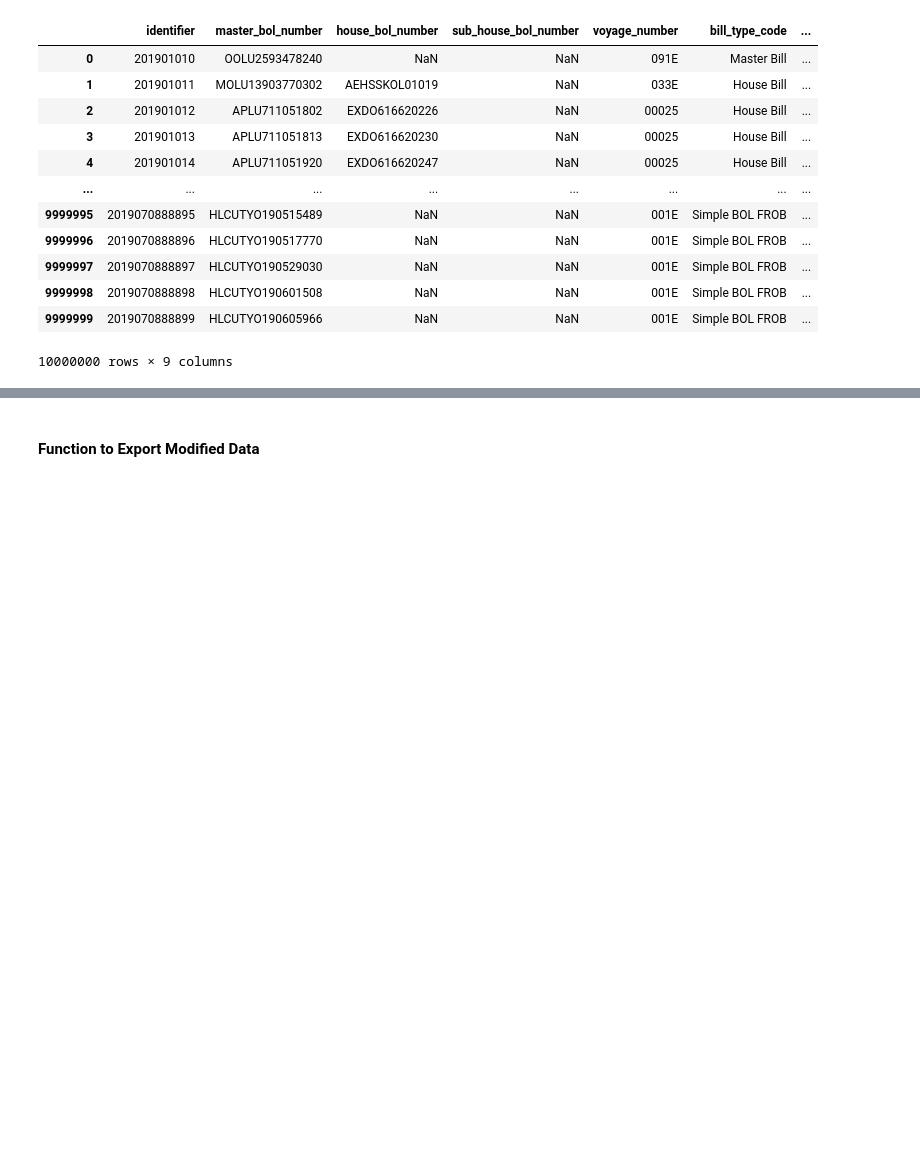
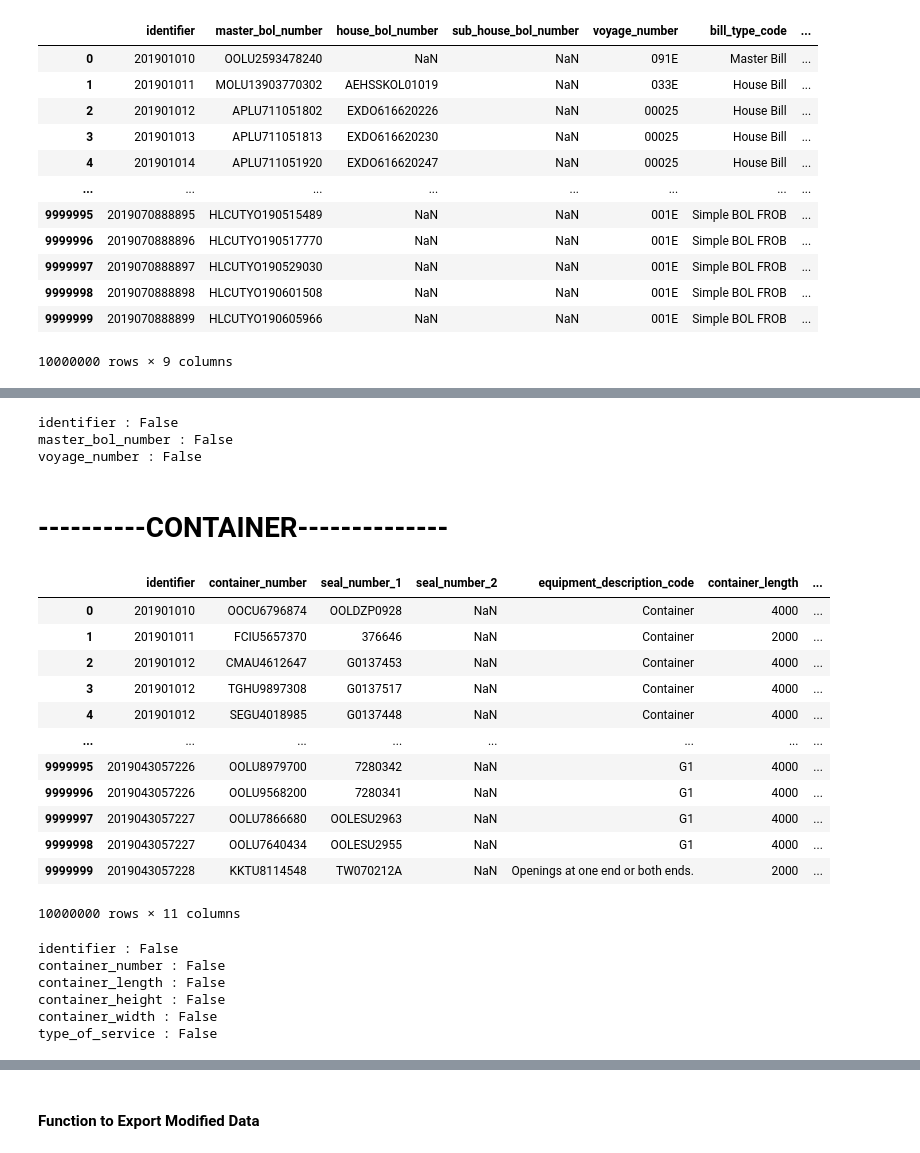
Before and after one commit to Alvlin/cbp-ams-pipeline, a Jupyter notebook: pipeline/ETL.ipynb, the cells around one changed output, grey strips where cells are left out. Cells and saved outputs as stored; diff of their text form; code cells hidden in the pictures; blank space fills up the shorter version.

Commit message:
Finished Container + Added Parquet Conversion

```diff
--- a/pipeline/ETL.ipynb
+++ b/pipeline/ETL.ipynb
@@ -382,0 +386,8 @@ rm_dupe(dfs)
+# %%
+# remove any null values
+for col in cols_with_null(dfs):
+    rm_nulls(dfs, col)
+# %% [output]
+identifier : False
+master_bol_number : False
+voyage_number : False
@@ -382,0 +397,2 @@ rm_dupe(dfs)
+# %% [markdown]
+# ----------CONTAINER--------------
@@ -382,0 +406,18 @@ rm_dupe(dfs)
+# %%
+# Currated layer only requires : container |  header  |  tariff   |   billgen
+dfs = gen_dfs(path='container')
+dfs[0]
+# %% [output]
+|  | identifier | container_number | seal_number_1 | seal_number_2 | equipment_description_code | container_length | ... |
+| 0 | 201901010 | OOCU6796874 | OOLDZP0928 | NaN | Container | 4000 | ... |
+| 1 | 201901011 | FCIU5657370 | 376646 | NaN | Container | 2000 | ... |
+| 2 | 201901012 | CMAU4612647 | G0137453 | NaN | Container | 4000 | ... |
+| 3 | 201901012 | TGHU9897308 | G0137517 | NaN | Container | 4000 | ... |
+| 4 | 201901012 | SEGU4018985 | G0137448 | NaN | Container | 4000 | ... |
+| ... | ... | ... | ... | ... | ... | ... | ... |
+| 9999995 | 2019043057226 | OOLU8979700 | 7280342 | NaN | G1 | 4000 | ... |
+| 9999996 | 2019043057226 | OOLU9568200 | 7280341 | NaN | G1 | 4000 | ... |
+| 9999997 | 2019043057227 | OOLU7866680 | OOLESU2963 | NaN | G1 | 4000 | ... |
+| 9999998 | 2019043057227 | OOLU7640434 | OOLESU2955 | NaN | G1 | 4000 | ... |
+| 9999999 | 2019043057228 | KKTU8114548 | TW070212A | NaN | Openings at one end or both ends. | 2000 | ... |
+10000000 rows × 11 columns
@@ -382,0 +433,11 @@ rm_dupe(dfs)
+# %%
+# remove any null values
+for col in cols_with_null(dfs):
+    rm_nulls(dfs, col)
+# %% [output]
+identifier : False
+container_number : False
+container_length : False
+container_height : False
+container_width : False
+type_of_service : False
```
Also changed, not shown: parts of 20 cells of this notebook.
